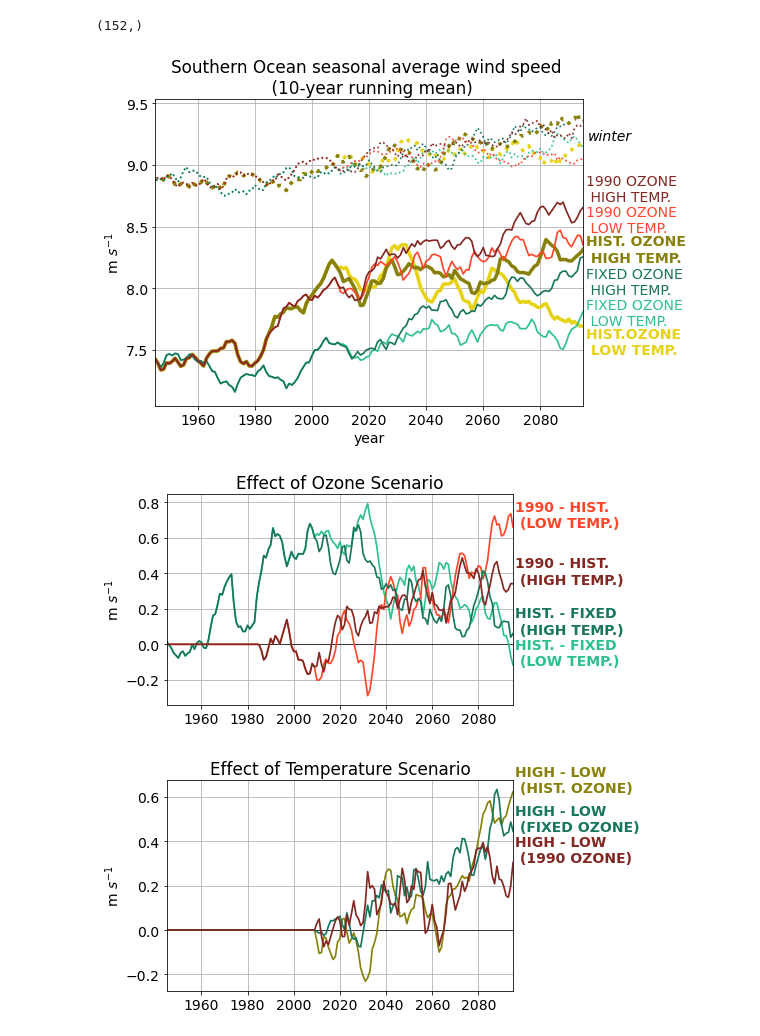
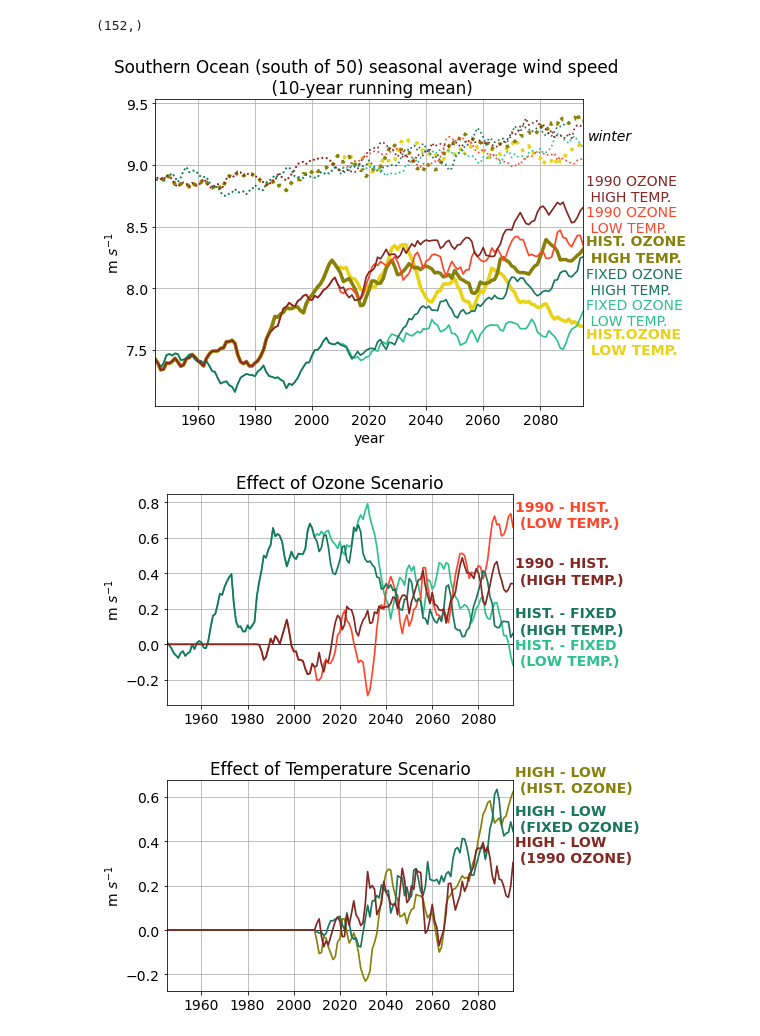
Before and after one commit to tjarnikova/SOZONE, a Jupyter notebook: windAnalyis/wind_violin.ipynb, the cells around one changed output. Saved outputs shown, nothing was run; the diff lists cells and outputs as text; code cells hidden in the pictures.

```diff
--- a/windAnalyis/wind_violin.ipynb
+++ b/windAnalyis/wind_violin.ipynb
@@ -719,35 +737,36 @@ for i in range(0,6):
                 label = f'{tnam} (winter)')
     else:
         tplt = scen_ars[i][0,:]
         tnam = sc.scen[scens[i]]['name']
         tlab = f'{tnam}'
         axs.plot(np.arange(1944,2096,1),moving_average(tplt,10),\
                  color = sc.scen[scens[i]]['color'], linewidth = lw, linestyle = '-',\
                 label = tlab)
         axs.text(2096,moving_average(tplt,10)[151]-tf[i], sc.scen[scens[i]]['name'],\
                  color = sc.scen[scens[i]]['color'])
 
         tplt = scen_ars[i][1,:]
         tnam = sc.scen[scens[i]]['name']
         tlab = f'{tnam}'
         axs.plot(np.arange(1944,2096,1),moving_average(tplt,10),\
                  color = sc.scen[scens[i]]['color'], linewidth = lw, linestyle = ':',\
                )
 
 axs.text(2096.5,9.2, 'winter', fontstyle = 'italic',\
              color = 'k')
 
     # axs.legend(ncol = 1, bbox_to_anchor = [0.75,-0.15], fontsize = 13)
 
 axs.grid()
 axs.set_xlim(1945,2095)
 axs.set_ylabel('m $s^{-1}$')
 axs.set_xlabel('year')
-axs.set_title('Southern Ocean seasonal average wind speed \n (10-year running mean)')
+axs.set_title('Southern Ocean (south of 50) seasonal average wind speed \n (10-year running mean)')
 fig.tight_layout(pad=2.4)
+pdir = '/gpfs/home/mep22dku/scratch/SOZONE/PICTURES/OVERVIEW/'
 fig.savefig(f'{pdir}/wspd_10yrmean.jpg', dpi = 250)
 # %% [output]
-[figure, old version]
+[figure, new version]
 # %%
 # # 0 is summer 1 is winter
 # scen_ars = [ar_1A,ar_1B,ar_2A,ar_2B,ar_3A,ar_3B]
```
Also changed, not shown: parts of 3 cells of this notebook, 1 other file.
